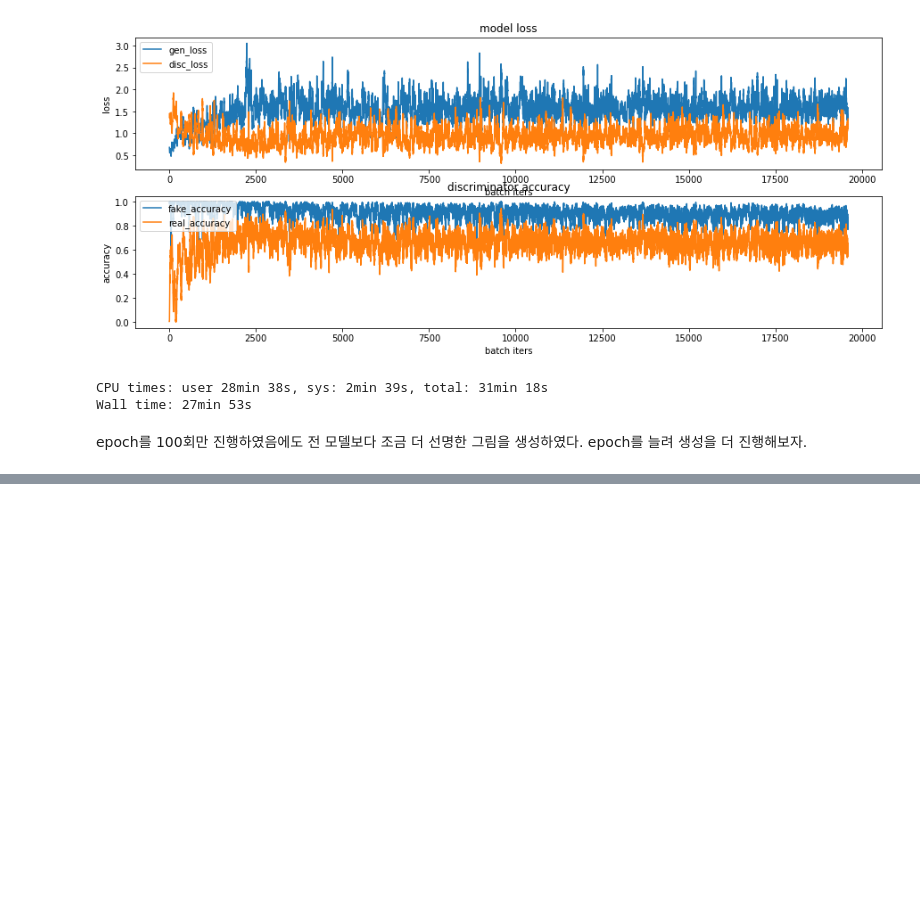
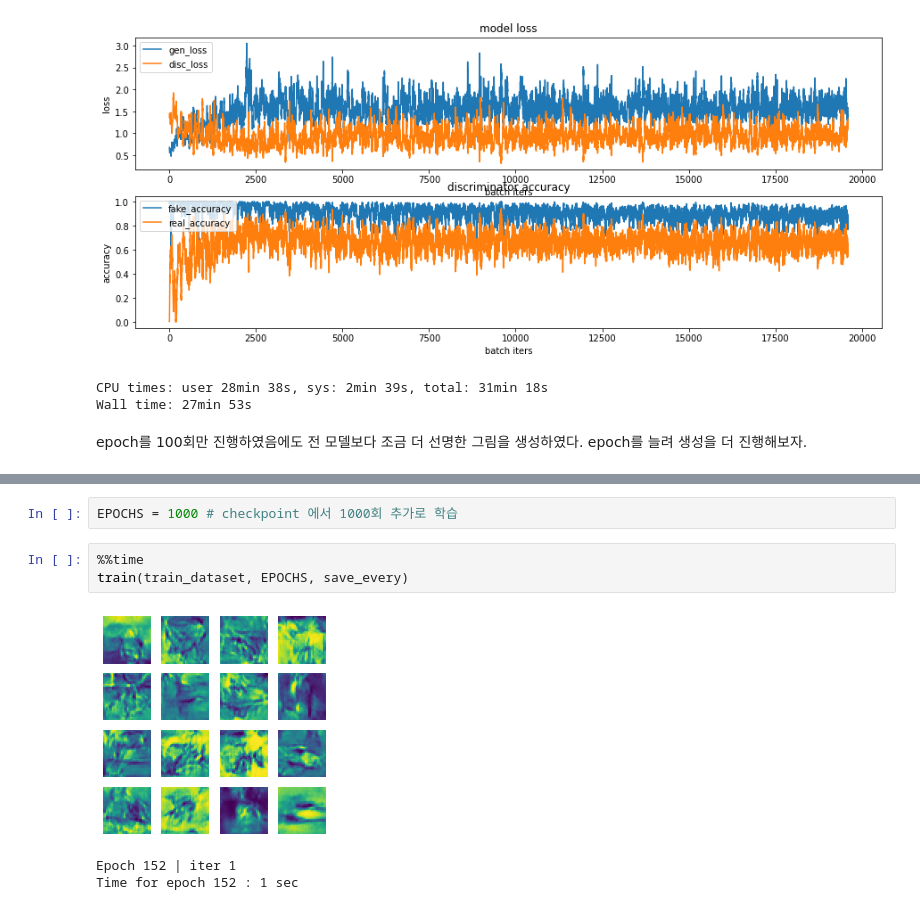
Before and after one commit to chogyeongmo98/aiffel_exp, a Jupyter notebook: [E-10]CIFAR-10 이미지 생성.ipynb, the cells around one changed output, grey strips where cells are left out. Saved outputs shown, nothing was run; the diff lists cells and outputs as text; blank space fills up the shorter version.

```diff
--- a/[E-10]CIFAR-10 이미지 생성.ipynb
+++ b/[E-10]CIFAR-10 이미지 생성.ipynb
@@ -545,0 +582,9 @@ epoch를 늘려 생성을 더 진행해보자.
+# %%
+EPOCHS = 1000 # checkpoint 에서 1000회 추가로 학습
+# %%
+%%time
+train(train_dataset, EPOCHS, save_every)
+# %% [output]
+[figure, added]
+Epoch 152 | iter 1
+Time for epoch 152 : 1 sec
```
Also changed, not shown: parts of 11 cells of this notebook.
